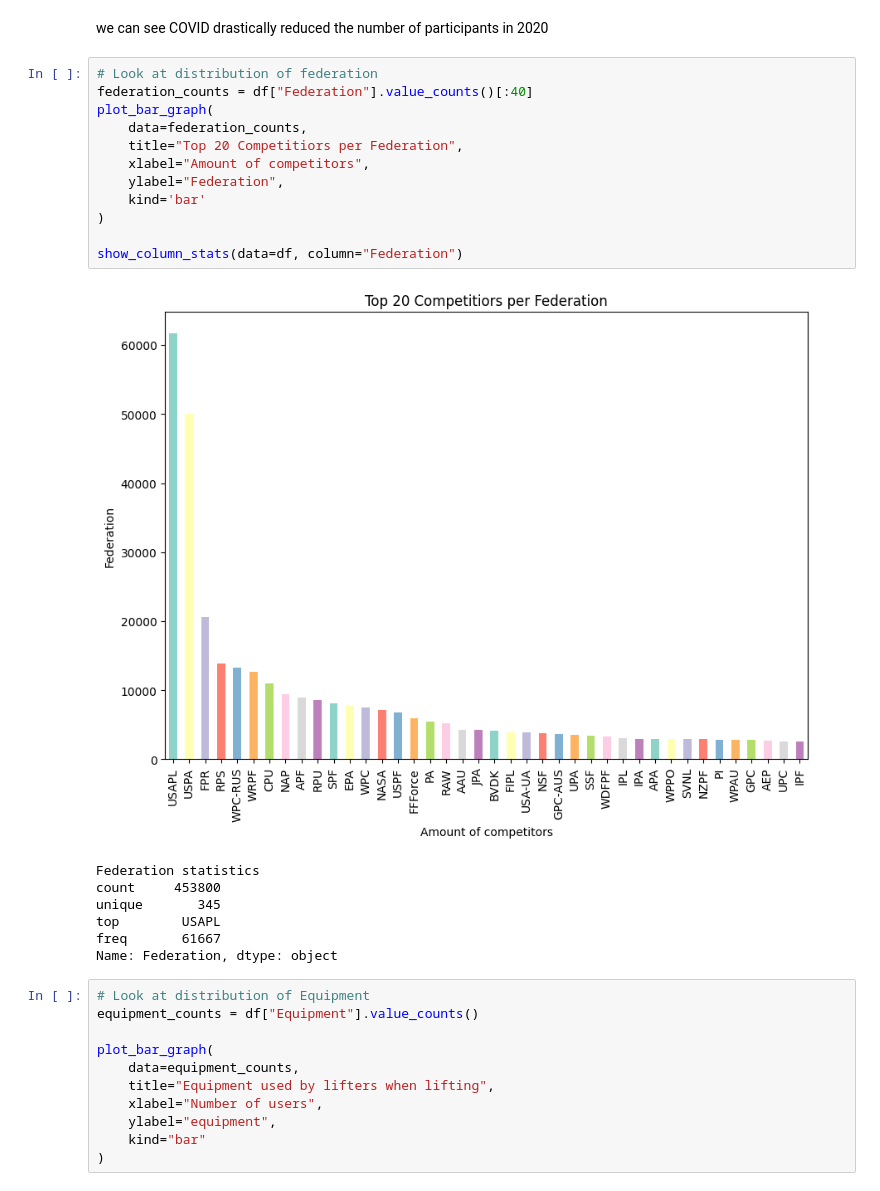
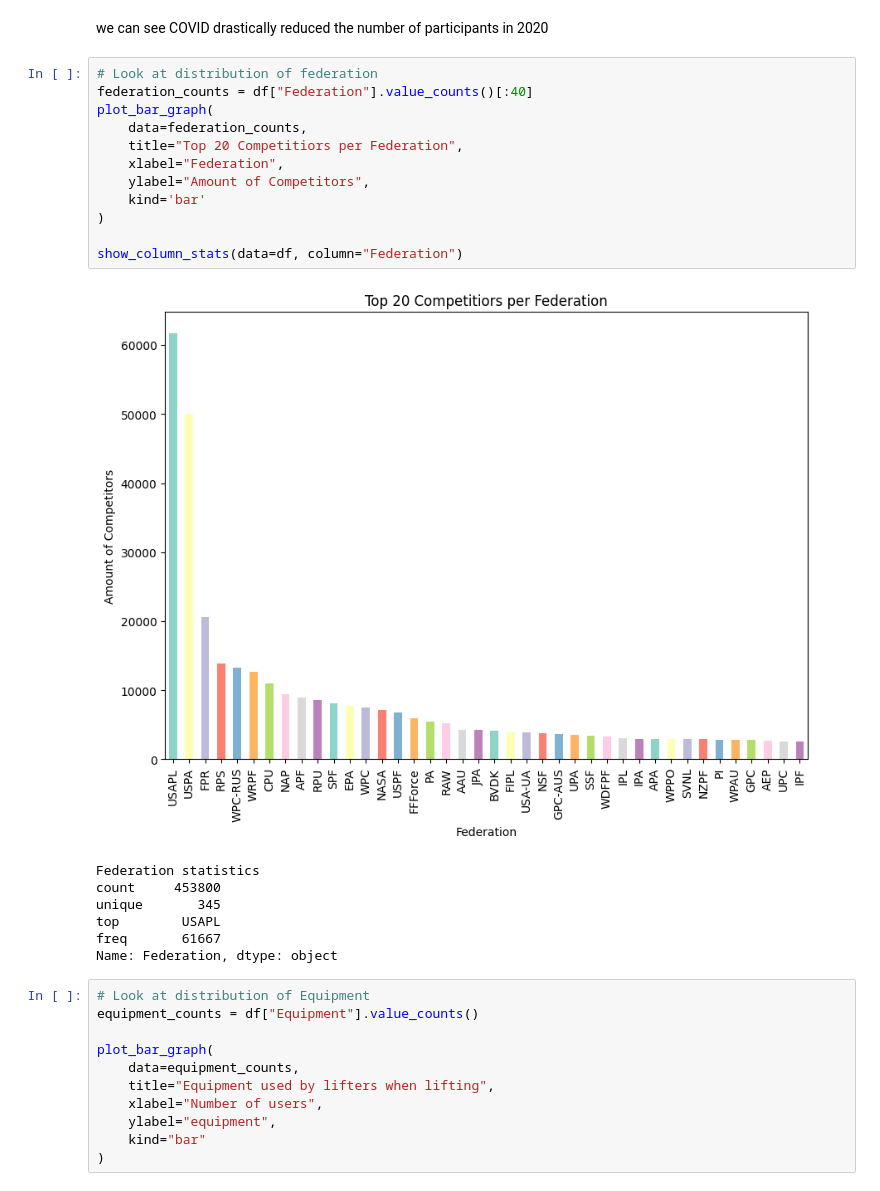
Before and after one commit to pranav142/Openpowerlifting-Database, a Jupyter notebook: notebooks/processed_EDA.ipynb, the cells around one changed output. Cells and saved outputs as stored; diff of their text form.

```diff
--- a/notebooks/processed_EDA.ipynb
+++ b/notebooks/processed_EDA.ipynb
@@ -175,17 +175,17 @@ we can see COVID drastically reduced the number of participants in 2020
 # %%
 # Look at distribution of federation
 federation_counts = df["Federation"].value_counts()[:40]
 plot_bar_graph(
     data=federation_counts,
     title="Top 20 Competitiors per Federation",
-    xlabel="Amount of competitors",
-    ylabel="Federation",
+    xlabel="Federation",
+    ylabel="Amount of Competitors",
     kind='bar'
 )
 
 show_column_stats(data=df, column="Federation")
 # %% [output]
-[figure, old version]
+[figure, new version]
 Federation statistics
 count     453800
 unique       345
```
Also changed, not shown: parts of 2 cells of this notebook, 2 other files.
